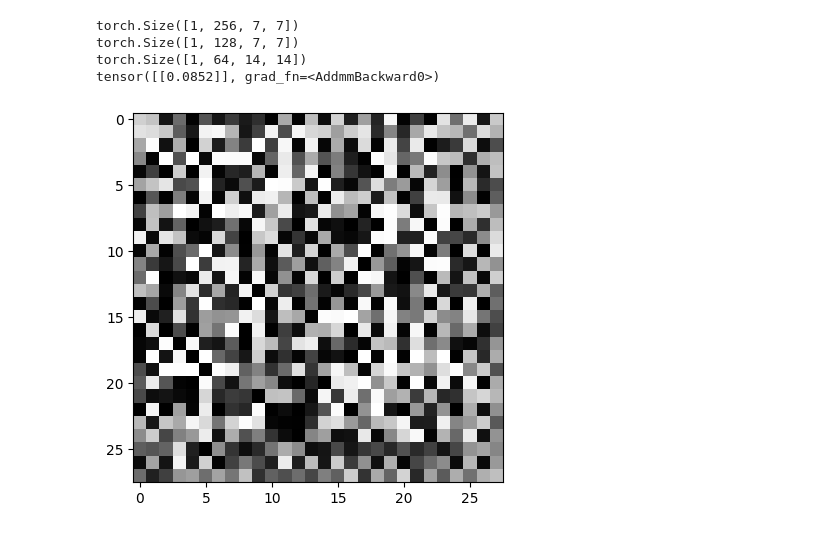
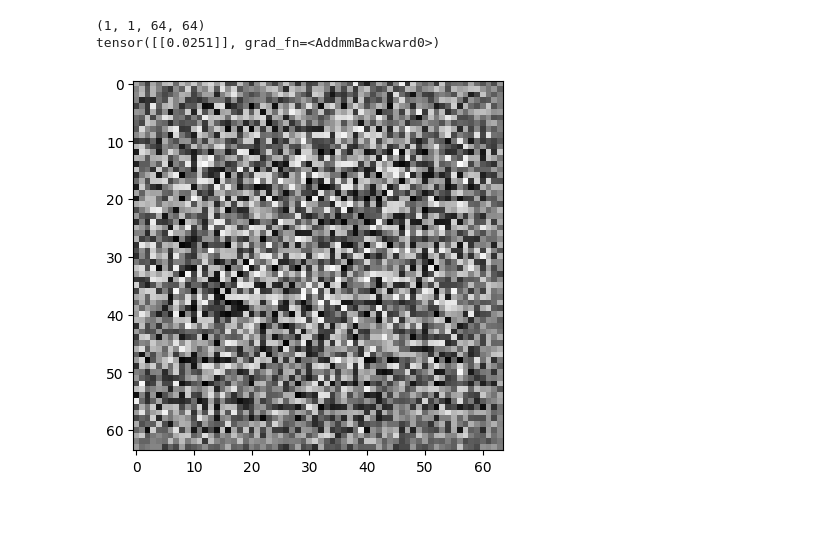
Before and after one commit to csch7/CSCI-4170, a Jupyter notebook: Homework-05/AEs_GANs.ipynb, the cells around one changed output. Saved outputs shown, nothing was run; the diff lists cells and outputs as text; code cells hidden in the pictures.

```diff
--- a/Homework-05/AEs_GANs.ipynb
+++ b/Homework-05/AEs_GANs.ipynb
@@ -11,0 +3,19 @@ train_im =
+# %%
+import matplotlib.pyplot as plt
+import numpy as np
+import torchvision
+from google.colab import drive
+import torch
+
+drive.mount('/content/drive')
+
+im_transform = torchvision.transforms.Compose([torchvision.transforms.Resize((64,64)),torchvision.transforms.ToTensor(), torchvision.transforms.Grayscale()])
+
+train_im = torchvision.datasets.ImageFolder('/content/drive/MyDrive/Colab Notebooks/Street_View_Images', transform = im_transform)
+train_loader = torch.utils.data.DataLoader(train_im, batch_size = 32, shuffle = True)
+for i, (x, _) in enumerate(train_loader):
+  if i == 16: break
+  plt.subplot(4, 4, i+1)
+  x = x.permute((0,2,3,1))
+  plt.imshow(x[0, :, :, :], cmap = 'gray')
+  plt.axis('off')
@@ -42,19 +137,16 @@ class Generator(nn.Module):
   def __init__(self):
     super().__init__()
     self.layers = nn.Sequential(
-        nn.Linear(100, 256*7*7, bias=False),
-        nn.Unflatten(1, (256, 7, 7)),
+        nn.Linear(100, 64*16*16, bias=False),
+        nn.Unflatten(1, (64, 16, 16)),
         nn.LeakyReLU(),
-        ShapePrint(),
-        nn.ConvTranspose2d(256, 128, kernel_size = (5,5), stride = 1, padding = 2, bias=False),
-        nn.BatchNorm2d(128),
+        nn.ConvTranspose2d(64, 32, kernel_size = (5,5), stride = 1, padding = 2, bias=False),
+        nn.BatchNorm2d(32),
         nn.LeakyReLU(),
-        ShapePrint(),
-        nn.ConvTranspose2d(128, 64, kernel_size = (5,5), stride = 2, padding = 2, output_padding=1, bias=False),
-        nn.BatchNorm2d(64),
+        nn.ConvTranspose2d(32, 16, kernel_size = (5,5), stride = 2, padding = 2, output_padding=1, bias=False),
+        nn.BatchNorm2d(16),
         nn.LeakyReLU(),
-        ShapePrint(),
-        nn.ConvTranspose2d(64, 1, kernel_size = (5,5), stride = 2, padding = 2, output_padding=1, bias=False),
+        nn.ConvTranspose2d(16, 1, kernel_size = (5,5), stride = 2, padding = 2, output_padding=1, bias=False),
         nn.Tanh()
     )
 
@@ -65,14 +157,14 @@ class Discriminator(nn.Module):
   def __init__(self, input_size):
     super().__init__()
     self.layers = nn.Sequential(
-        nn.Conv2d(1, 64, kernel_size = (5, 5), stride = 2, padding = 2),
+        nn.Conv2d(1, 16, kernel_size = (3, 3), stride = 1, padding = 1),
         nn.LeakyReLU(),
         nn.Dropout(0.3),
-        nn.Conv2d(64, 128, kernel_size = (5, 5), stride = 2, padding = 2),
+        nn.Conv2d(16, 32, kernel_size = (3, 3), stride = 1, padding = 1),
         nn.LeakyReLU(),
         nn.Dropout(0.3),
         nn.Flatten(),
-        nn.Linear(input_size//4*(input_size//4)*128, 1)
+        nn.Linear(input_size*input_size*32, 1)
     )
 
   def forward(self, x):
@@ -80,23 +172,22 @@ class Discriminator(nn.Module):
 # %%
 import torch
 
 generator = Generator()
 
 noise = torch.randn([1, 100])
 # noise = noise.unsqueeze(0).unsqueeze(0)
 generated_image = generator(noise)
 gen_im = torch.Tensor.detach(generated_image).numpy()
+print(gen_im.shape)
 plt.imshow(gen_im[0, 0, :, :], cmap='gray')
 
-discriminator = Discriminator(28)
+discriminator = Discriminator(gen_im.shape[2])
 
 print(discriminator(generated_image))
 # %% [output]
-torch.Size([1, 256, 7, 7])
-torch.Size([1, 128, 7, 7])
-torch.Size([1, 64, 14, 14])
-tensor([[0.0852]], grad_fn=<AddmmBackward0>)
+(1, 1, 64, 64)
+tensor([[0.0251]], grad_fn=<AddmmBackward0>)
-[figure, old version]
+[figure, new version]
 # %%
 from torch import optim
 
```
Also changed, not shown: parts of 5 cells of this notebook.
